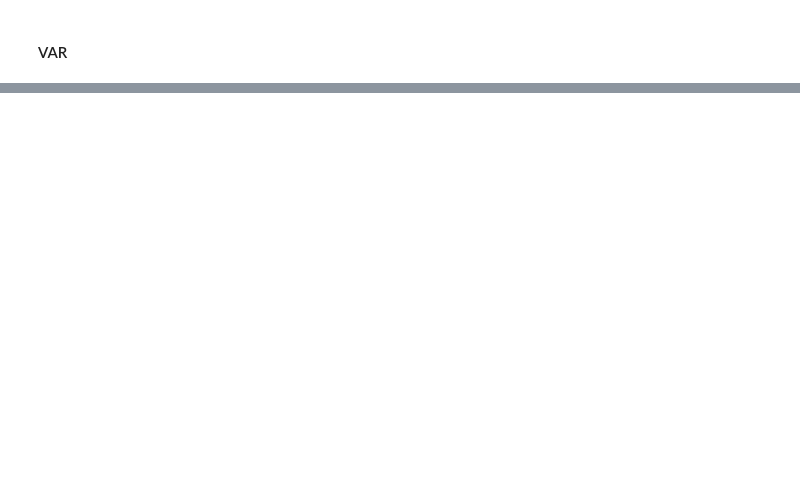
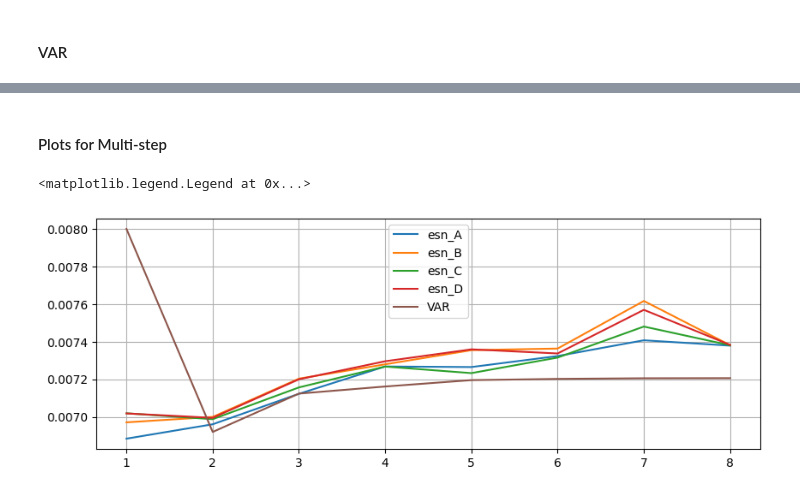
Before and after one commit to qh007/FYP, a Jupyter notebook: All Models.ipynb, the cells around one changed output, grey strips where cells are left out. Drawn from its saved outputs; the diff is of its cells as text; code cells hidden in the pictures; blank space fills up the shorter version.

```diff
--- a/All Models.ipynb
+++ b/All Models.ipynb
@@ -213,7 +228,6 @@ VAR Order Selection (* highlights the minimums)
 | 7 | -33.77 | -31.76 | 2.179e-15 | -32.95 |
 | 8 | -33.74 | -31.45 | 2.253e-15 | -32.81 |
 # %%
-var_model = sm.tsa.VAR(data_new[:train_size])
 var_fit = var_model.fit(1)
 var_fit.summary()
 # %% [output]
@@ -832,5 +1027,5 @@ esn_d_multistep = esn_fit_multistep(esn_d, GDP_data= [GDP_fill_data_train, GDP_f
 # %%
-def hStepRMSFE_2007(forecasts_df):
+def hStepRMSFE(forecasts_df):
     T = len(forecasts_df)
     steps = len(forecasts_df.columns)
     hStep_rmse = np.zeros((steps))
@@ -931,2 +1141,31 @@ hStepRMSFE(arx_multi_fore)
 # %% [markdown]
 #### VAR
+# %%
+var_fore_multi = list()
+
+def var_multistep(steps, data):
+    train = data[0]
+    test = data[1]
+    GDP_data_train = data[0]['GDP']
+    GDP_data_test = data[1]['GDP']
+    x_train, x_test = data[0].iloc[:, 1:], data[1].iloc[:, 1:]
+    GDP_test_dates = GDP_data_test.index
+
+    # set up model
+    var_model = sm.tsa.VAR(data[0])
+    var_fit = var_model.fit(1)
+
+    # forecast multistep
+    var_forecast = np.zeros((len(test), steps))
+    for i in range(len(test)):
+        if i > 0:
+            var_fore = var_fit.forecast(test.values[[i-1]], steps)
+            var_forecast[i, :]= var_fore[:,0]
+        else:
+            var_fore = var_fit.forecast(train.values[-1:], steps)
+            var_forecast[i, :]= var_fore[:,0]
+
+    return pd.DataFrame(data=var_forecast, index=GDP_test_dates, columns=range(steps))
+# %%
+var_multi_fore = var_multistep(steps =8, data=[data_new_train, data_new_test])
+display(var_multi_fore)
@@ -932,0 +1203,14 @@ hStepRMSFE(arx_multi_fore)
+# %% [markdown]
+#### Plots for Multi-step
+# %%
+fig, ax = plt.subplots(figsize=(10, 3.5))
+plt.grid()
+plt.plot(hStepRMSFE(esn_a_multi_for), label="esn_A", c="C0")
+plt.plot(hStepRMSFE(esn_b_multi_for), label="esn_B", c="C1")
+plt.plot(hStepRMSFE(esn_c_multi_for), label="esn_C", c="C2")
+plt.plot(hStepRMSFE(esn_d_multi_for), label="esn_D", c="C3")
+plt.plot(hStepRMSFE(var_multi_fore), label="VAR", c="C5")
+plt.legend()
+# %% [output]
+<matplotlib.legend.Legend at 0x...>
+[figure, added]
```
Also changed, not shown: parts of 38 cells of this notebook, 1 other file.
